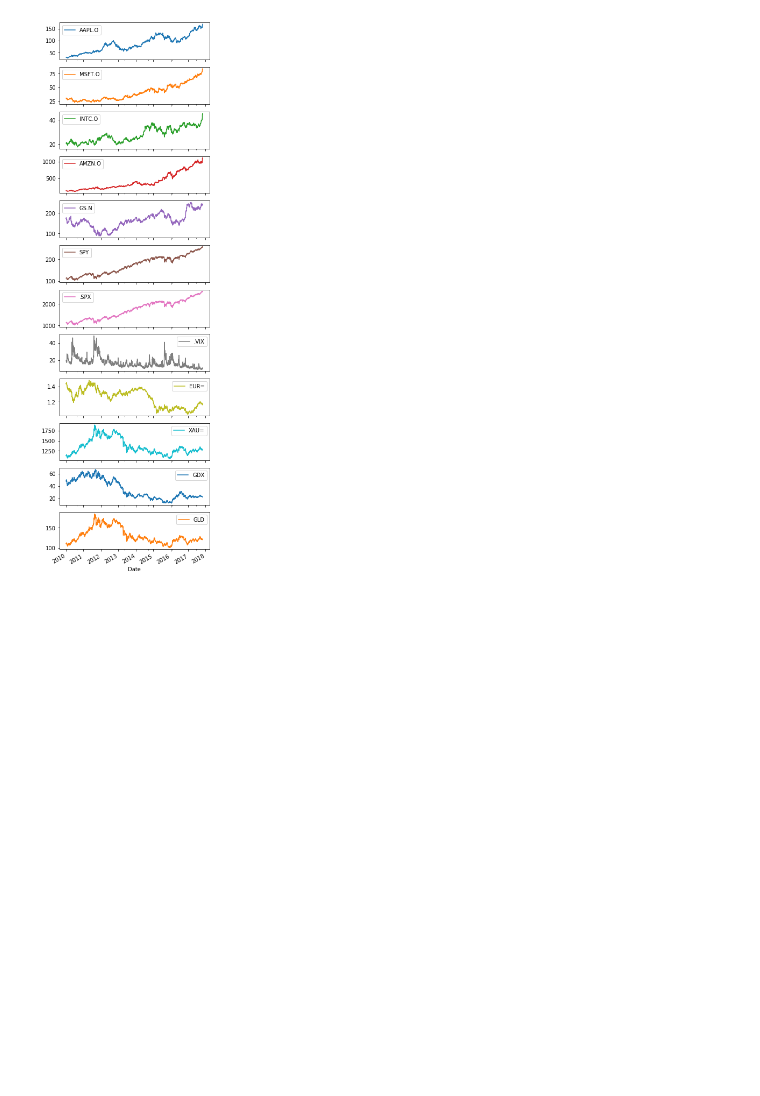
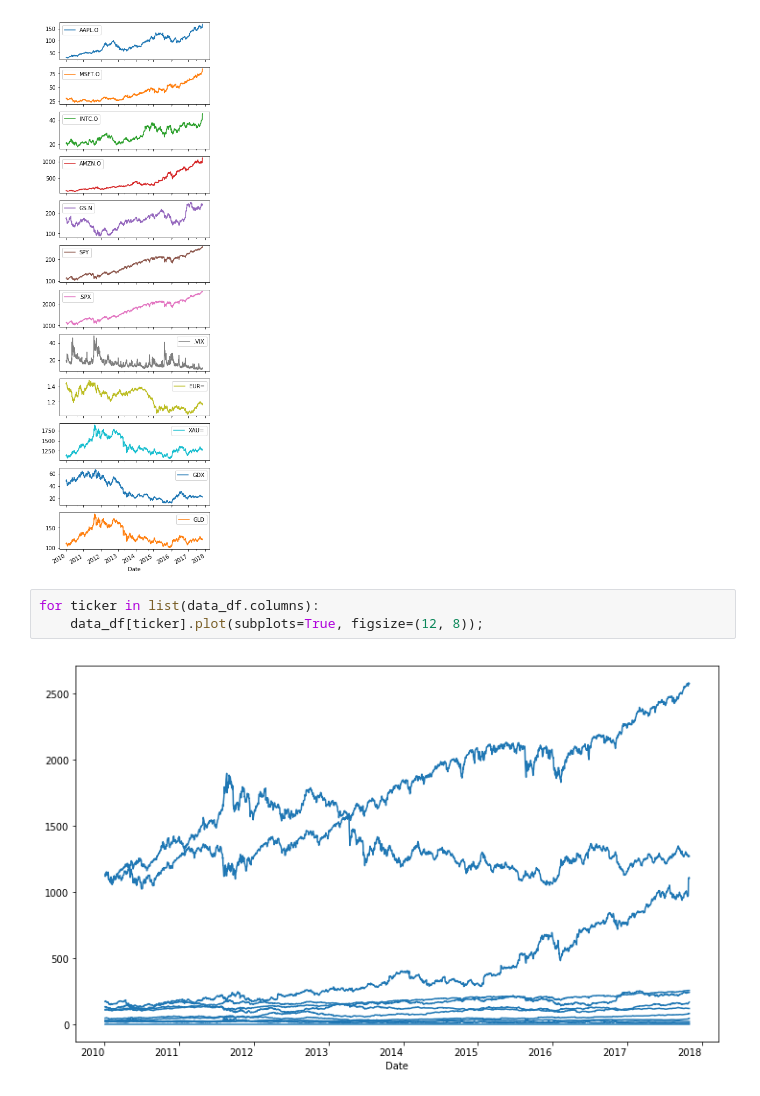
Before and after one commit to keemsunguk/IntroPython, a Jupyter notebook: notebooks/Hw3.ipynb, the cells around one changed output. Cells and saved outputs as stored; diff of their text form; blank space fills up the shorter version.

```diff
--- a/notebooks/Hw3.ipynb
+++ b/notebooks/Hw3.ipynb
@@ -10,3 +10,8 @@ data_df[list(data_df.columns)].plot(subplots=True, figsize=(5, 20));
 #plt.savefig('/Users/keemsunguk/projects/intro/images/spx_volatility.png')
 # %% [output]
 [figure]
+# %%
+for ticker in list(data_df.columns):
+    data_df[ticker].plot(subplots=True, figsize=(12, 8));
+# %% [output]
+[figure, added]
```
